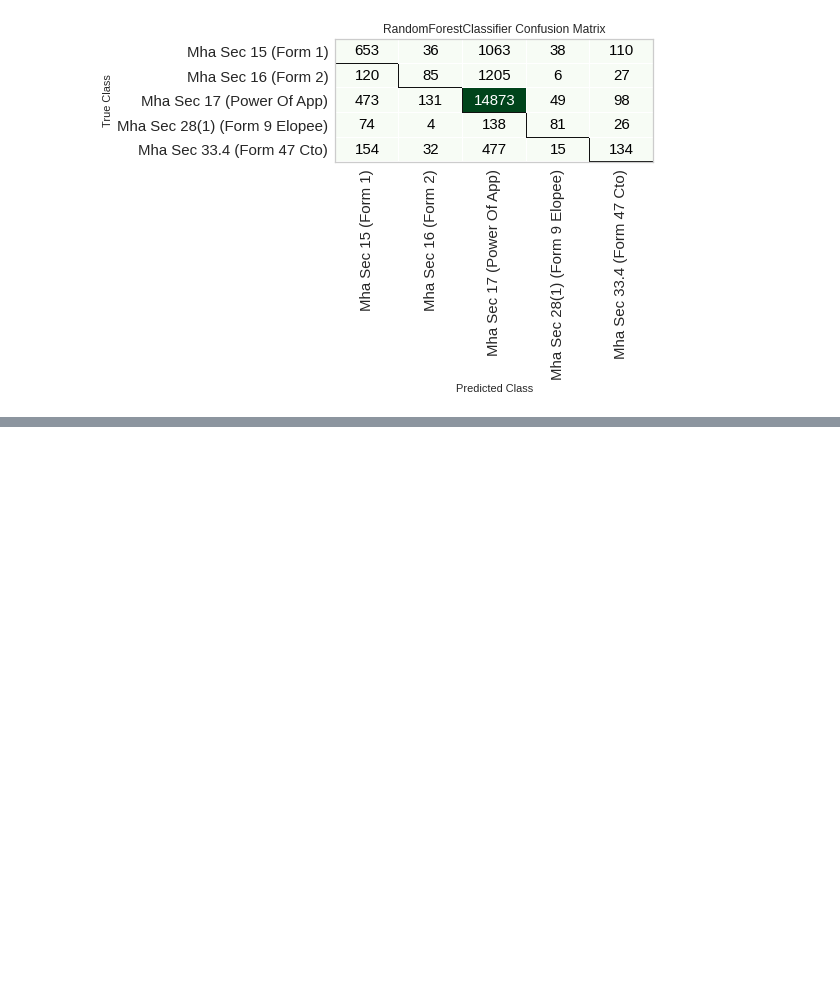
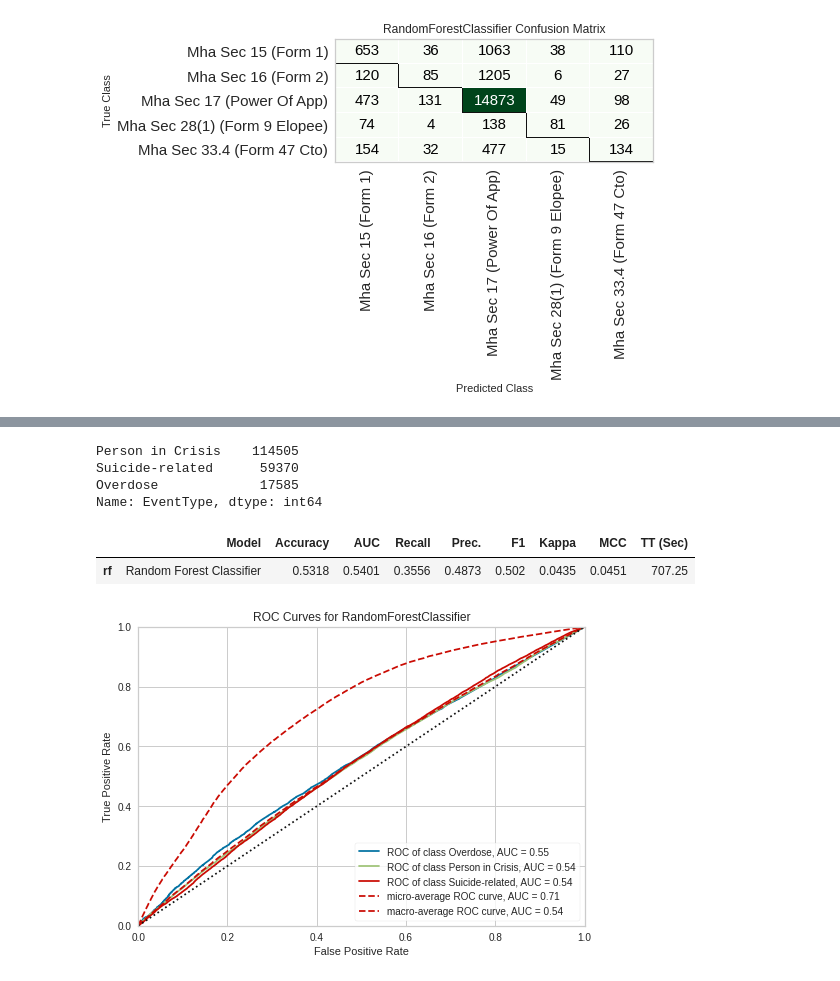
Before and after one commit to mtofighi/TorontoMentalHealth, a Jupyter notebook: TorontoMentalHealth.ipynb, the cells around one changed output, grey strips where cells are left out. Cells and saved outputs as stored; diff of their text form; code cells hidden in the pictures; blank space fills up the shorter version.

```diff
--- a/TorontoMentalHealth.ipynb
+++ b/TorontoMentalHealth.ipynb
@@ -182,0 +320,17 @@ plot_model(best, plot = 'confusion_matrix')
+# %%
+crisis_features['EventType'].value_counts()
+# %% [output]
+Person in Crisis    114505
+Suicide-related      59370
+Overdose             17585
+Name: EventType, dtype: int64
+# %%
+# This model will be used to compare all the model along with the cross validation
+best = compare_models(include = ['rf', 'dt'], budget_time = 0.5)
+# %% [output]
+|  | Model | Accuracy | AUC | Recall | Prec. | F1 | Kappa | MCC | TT (Sec) |
+| rf | Random Forest Classifier | 0.5318 | 0.5401 | 0.3556 | 0.4873 | 0.502 | 0.0435 | 0.0451 | 707.25 |
+# %%
+plot_model(best, plot = 'auc')
+# %% [output]
+[figure, added]
```
Also changed, not shown: parts of 11 cells of this notebook.
